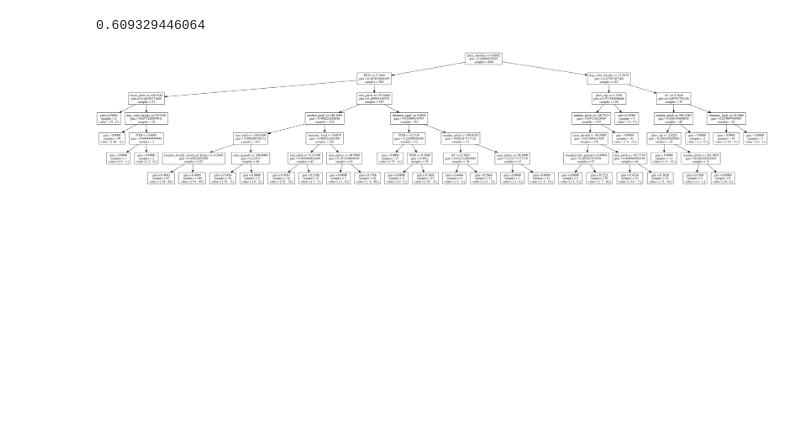
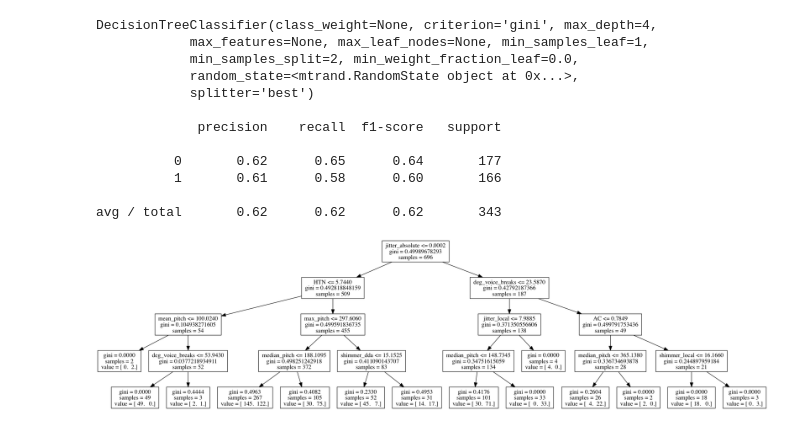
Before and after one commit to wds360/machineLearning, a Jupyter notebook: supervisedLearning/parkinsonsTelemonitoring.ipynb, the cells around one changed output. Drawn from its saved outputs; the diff is of its cells as text; code cells hidden in the pictures; blank space fills up the shorter version.

```diff
--- a/supervisedLearning/parkinsonsTelemonitoring.ipynb
+++ b/supervisedLearning/parkinsonsTelemonitoring.ipynb
@@ -23,11 +23,11 @@ from sklearn.tree import export_graphviz
 from sklearn.metrics import classification_report
 from sklearn.metrics import log_loss, hamming_loss
 from sklearn.metrics import roc_curve, auc
-from sklearn.metrics import matthews_corrcoef, precision_score, recall_score
+from sklearn.metrics import matthews_corrcoef, f1_score, precision_score, recall_score
 from sklearn.metrics import accuracy_score
 
 # set random seed
-np.random.seed(32)
+rand_state = np.random.RandomState(32)
 
 # maps all n x f samples from each participants to a summarized feature vector
 # of size 1 x (f * summary_dimensions) where summary_dimensions are central tendancy and dispertion metrics
@@ -90,7 +90,7 @@ n_training = range(100,y_train.shape[0],25)
 knn_performance = pd.DataFrame(index=n_training, columns=['Training loss', 'Testing loss'])
 
 for n in n_training:
-    knn = KNeighborsClassifier(n_neighbors=8)
+    knn = KNeighborsClassifier(n_neighbors=10)
     knn.fit(X_train[:n], y_train[:n])
 
     train_pred = knn.predict(X_train)
@@ -115,17 +115,16 @@ for k in k_range:
     knn.fit(X_train, y_train)
     y_pred = knn.predict(X_test)
 
-    knn_performance.loc[k] = {'mcc' : matthews_corrcoef(y_test, y_pred),
+    knn_performance.loc[k] = {'mcc' : f1_score(y_test, y_pred),
                               'precision' : precision_score(y_test, y_pred),
                               'recall' : recall_score(y_test, y_pred),
                               'accuracy' : accuracy_score(y_test, y_pred)}
-
-
-# plot mcc(k)
-knn_plot = sns.regplot(x=knn_performance.index.get_values(), y='mcc', data=knn_performance, order=2)
 
 # add the best scores for the algorithm to the performance dataframe
 algorithm_performance.loc['k-Nearest Neighbors'] = {col_name : np.max(col)
                                                     for col_name, col in
                                                     knn_performance.transpose().iterrows()}
+
+# plot mcc(k)
+knn_plot = sns.regplot(x=knn_performance.index.get_values(), y='mcc', data=knn_performance, order=2)
 # %% [output]
@@ -134,0 +132,17 @@ algorithm_performance.loc['k-Nearest Neighbors'] = {col_name : np.max(col)
+# %%
+# determine optimal pruning for the decision trees using cross-validation grid-search on max_depth
+depth_range = range(1,20)
+tree_param_grid = [{'max_depth' : depth_range}]
+
+tree_gs = GridSearchCV(DecisionTreeClassifier(random_state=rand_state),
+                       tree_param_grid, cv=5, scoring='f1')
+
+tree_gs.fit(X_train, y_train)
+
+# plot f1 over max_depth
+for params, mean_score, scores in tree_gs.grid_scores_:
+        print("%0.3f (+/-%0.03f) for %r"
+              % (mean_score, scores.std() / 2, params))
+
+# save the best tree for further analysis
+best_tree = tree_gs.best_estimator_
@@ -135,17 +169,28 @@ algorithm_performance.loc['k-Nearest Neighbors'] = {col_name : np.max(col)
 # %%
 # visualizes the optimal tree
-decisionTree = DecisionTreeClassifier(max_depth=6)
-decisionTree.fit(X_train, y_train)
-print decisionTree.score(X_test, y_test)
+print best_tree
+print
+print classification_report(y_test, best_tree.predict(X_test))
 
 with open('tree.dot', 'w') as dotfile:
     export_graphviz(
-        decisionTree,
+        best_tree,
         dotfile,
         feature_names=X_train.columns)
 
 subprocess.call(['dot','-Tpng','tree.dot','-o','tree.png'])
 Image(filename='tree.png')
 # %% [output]
-0.609329446064
+DecisionTreeClassifier(class_weight=None, criterion='gini', max_depth=4,
+            max_features=None, max_leaf_nodes=None, min_samples_leaf=1,
+            min_samples_split=2, min_weight_fraction_leaf=0.0,
+            random_state=<mtrand.RandomState object at 0x...>,
+            splitter='best')
+
+             precision    recall  f1-score   support
+
+          0       0.62      0.65      0.64       177
+          1       0.61      0.58      0.60       166
+
+avg / total       0.62      0.62      0.62       343
-[figure, old version]
+[figure, new version]
```
Also changed, not shown: parts of 6 cells of this notebook, 2 other files.
